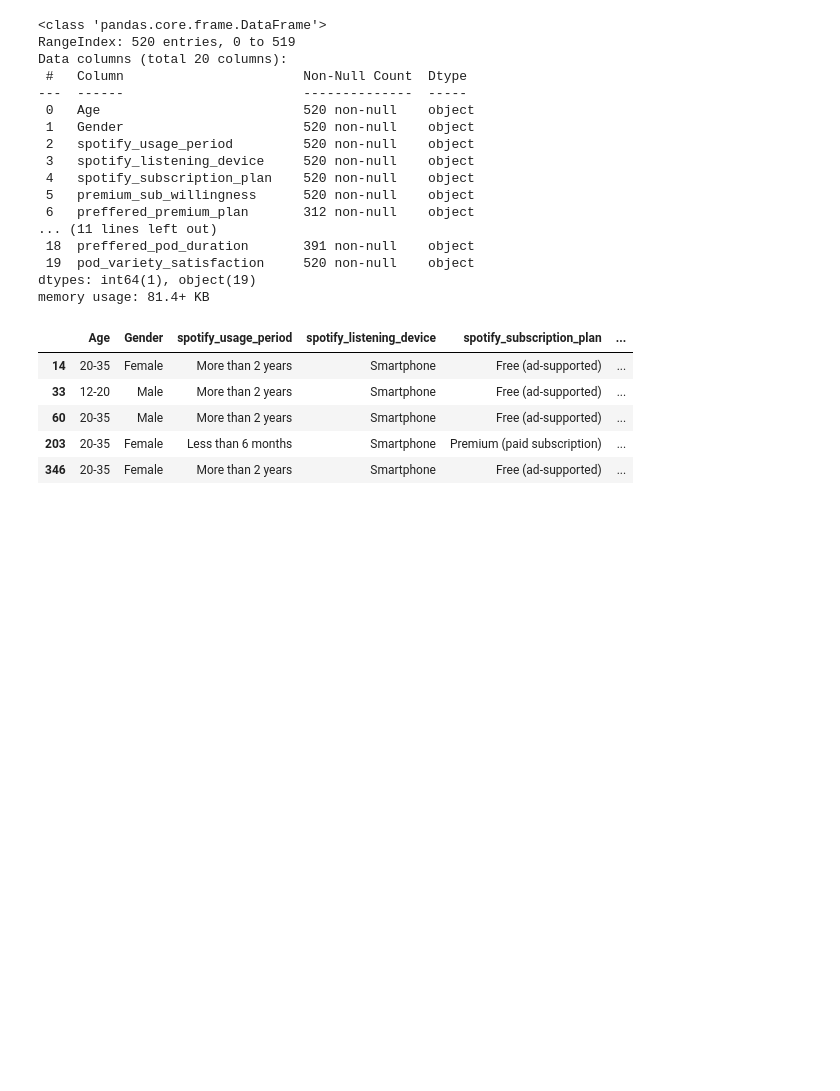
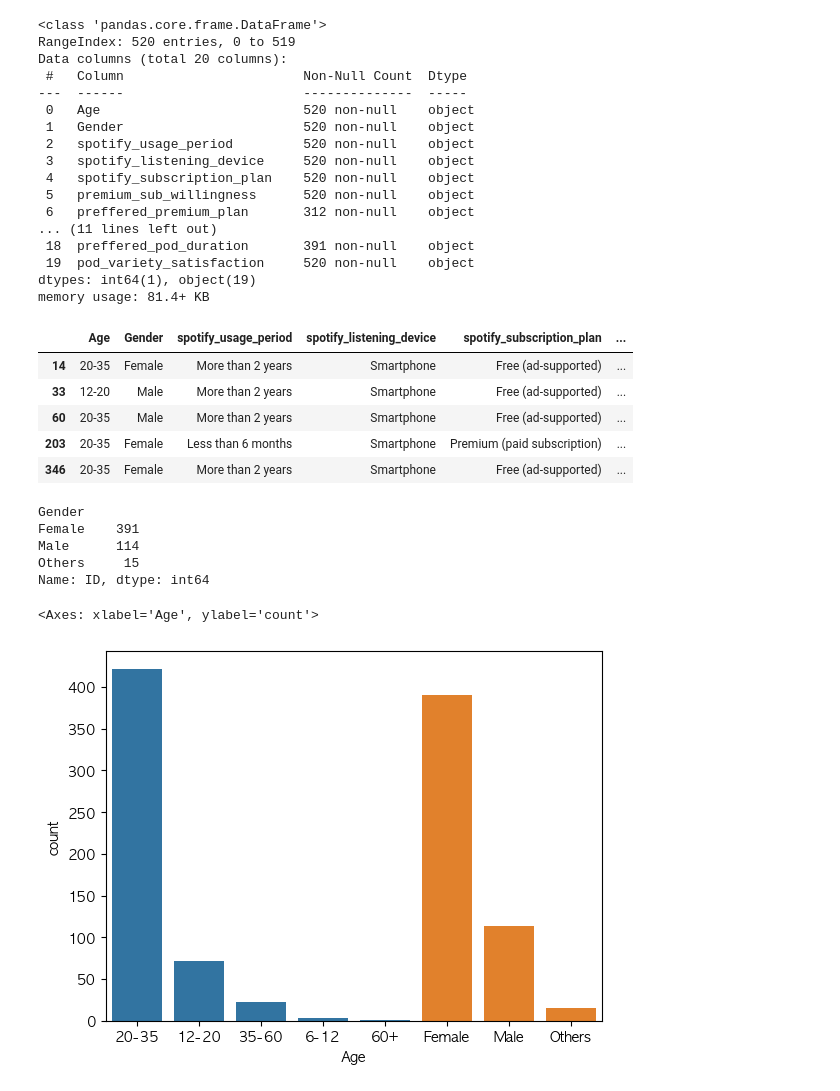
Before and after one commit to kyeob1107/IS-, a Jupyter notebook: sjs/spotify.ipynb, the cells around one changed output. Saved outputs shown, nothing was run; the diff lists cells and outputs as text; code cells hidden in the pictures; blank space fills up the shorter version.

```diff
--- a/sjs/spotify.ipynb
+++ b/sjs/spotify.ipynb
@@ -66,3 +66,24 @@ spotify_df.loc[(spotify_df['premium_sub_willingness'] == 'Yes') & (spotify_df['p
 | 60 | 20-35 | Male | More than 2 years | Smartphone | Free (ad-supported) | ... |
 | 203 | 20-35 | Female | Less than 6 months | Smartphone | Premium (paid subscription) | ... |
 | 346 | 20-35 | Female | More than 2 years | Smartphone | Free (ad-supported) | ... |
+# %%
+# PK인 ID가 없어 Index로 ID부여, ID는 1부터 시작
+spotify_df['ID'] = spotify_df.index+1
+# %%
+a = spotify_df.groupby('Gender')['ID'].count()
+a
+# %% [output]
+Gender
+Female    391
+Male      114
+Others     15
+Name: ID, dtype: int64
+# %%
+#주 사용자 20-35세 여성
+#Gender에 Ohers 값 존재
+plt.rcParams['font.family'] = 'AppleGothic'
+sns.countplot(x='Age', data=spotify_df)
+sns.countplot(x='Gender', data=spotify_df)
+# %% [output]
+<Axes: xlabel='Age', ylabel='count'>
+[figure, added]
```
Also changed, not shown: parts of 3 cells of this notebook.
